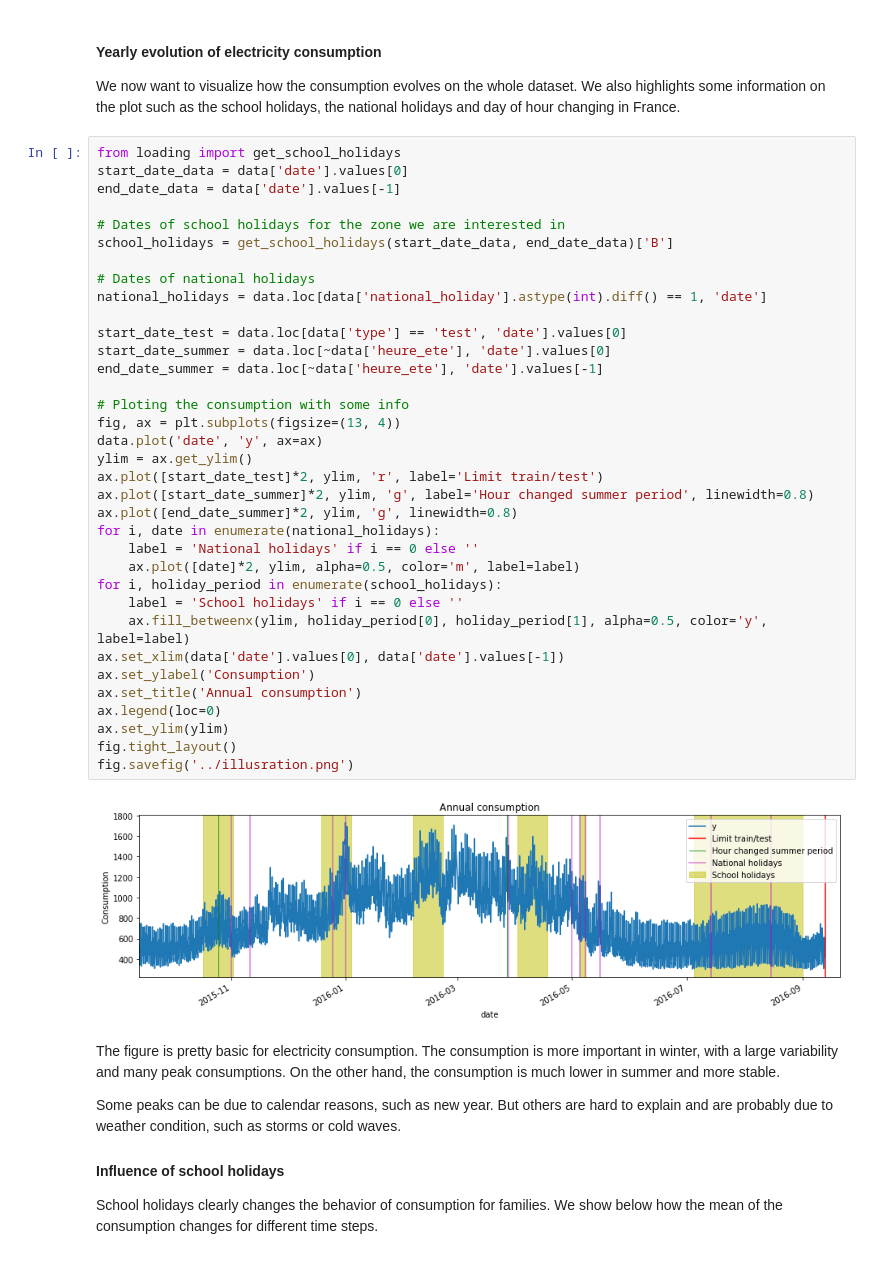
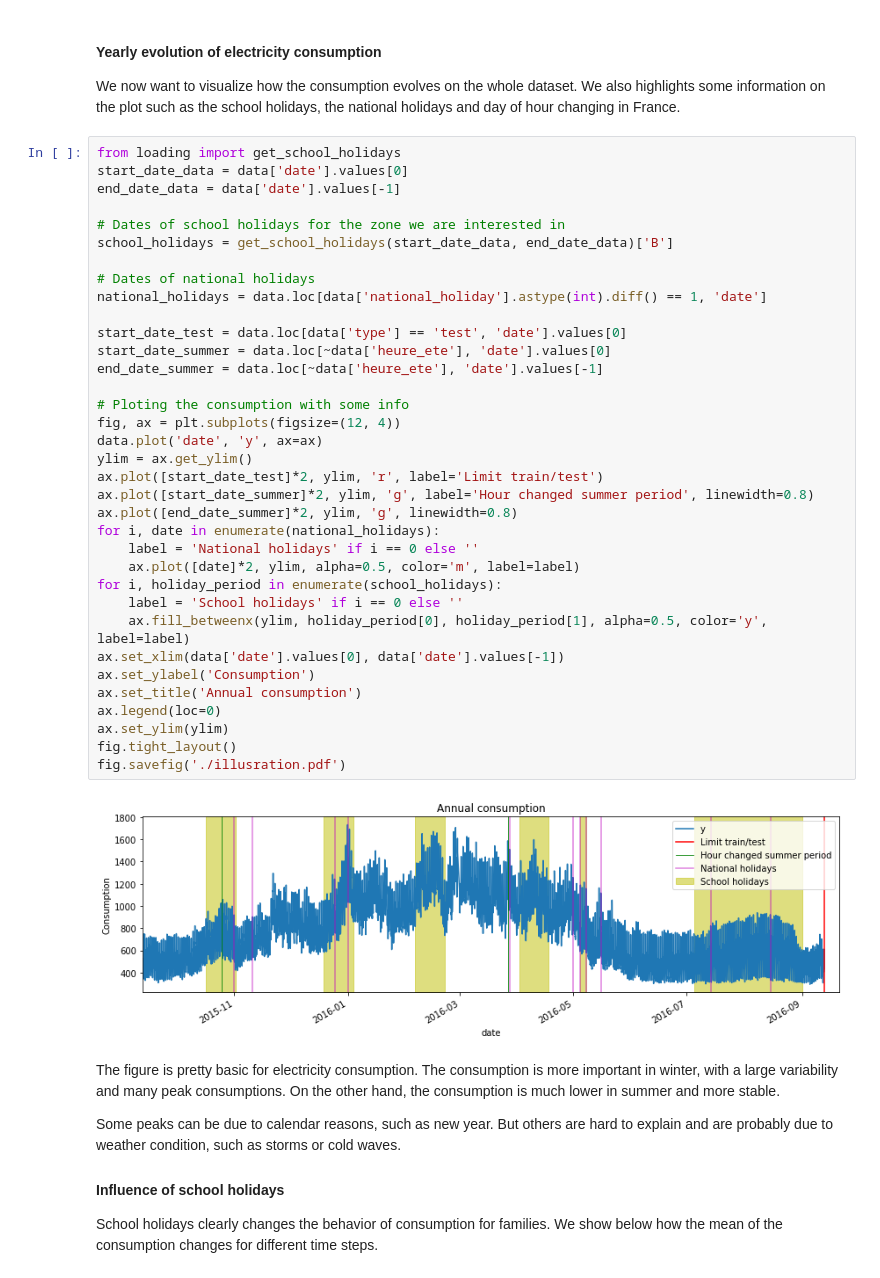
Before and after one commit to NazBen/solution-challenge-jds18, a Jupyter notebook: notebook/solution_LPSM204.ipynb, the cells around one changed output. Cells and saved outputs as stored; diff of their text form.

```diff
--- a/notebook/solution_LPSM204.ipynb
+++ b/notebook/solution_LPSM204.ipynb
@@ -86,36 +86,36 @@ end_date_data = data['date'].values[-1]
 
 # Dates of school holidays for the zone we are interested in
 school_holidays = get_school_holidays(start_date_data, end_date_data)['B']
 
 # Dates of national holidays
 national_holidays = data.loc[data['national_holiday'].astype(int).diff() == 1, 'date']
 
 start_date_test = data.loc[data['type'] == 'test', 'date'].values[0]
 start_date_summer = data.loc[~data['heure_ete'], 'date'].values[0]
 end_date_summer = data.loc[~data['heure_ete'], 'date'].values[-1]
 
 # Ploting the consumption with some info
-fig, ax = plt.subplots(figsize=(13, 4))
+fig, ax = plt.subplots(figsize=(12, 4))
 data.plot('date', 'y', ax=ax)
 ylim = ax.get_ylim()
 ax.plot([start_date_test]*2, ylim, 'r', label='Limit train/test')
 ax.plot([start_date_summer]*2, ylim, 'g', label='Hour changed summer period', linewidth=0.8)
 ax.plot([end_date_summer]*2, ylim, 'g', linewidth=0.8)
 for i, date in enumerate(national_holidays):
     label = 'National holidays' if i == 0 else ''
     ax.plot([date]*2, ylim, alpha=0.5, color='m', label=label)
 for i, holiday_period in enumerate(school_holidays):
     label = 'School holidays' if i == 0 else ''
     ax.fill_betweenx(ylim, holiday_period[0], holiday_period[1], alpha=0.5, color='y', label=label)
 ax.set_xlim(data['date'].values[0], data['date'].values[-1])
 ax.set_ylabel('Consumption')
 ax.set_title('Annual consumption')
 ax.legend(loc=0)
 ax.set_ylim(ylim)
 fig.tight_layout()
-fig.savefig('../illusration.png')
+fig.savefig('./illusration.pdf')
 # %% [output]
-[figure, old version]
+[figure, new version]
 # %% [markdown]
 The figure is pretty basic for electricity consumption. The consumption is more important in winter, with a large variability and many peak consumptions. On the other hand, the consumption is much lower in summer and more stable.
 
```
Also changed, not shown: parts of 17 cells of this notebook, 16 other files.
